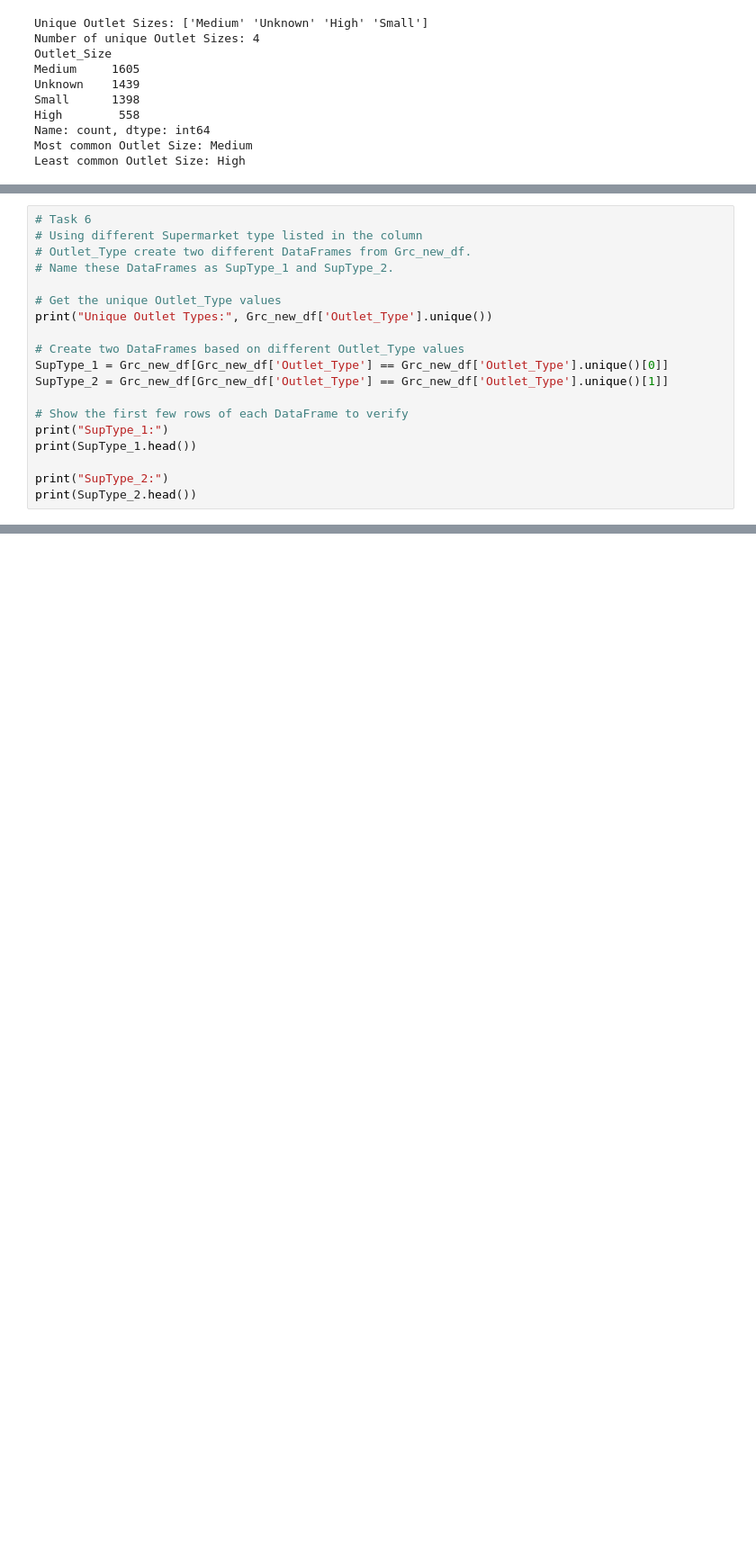
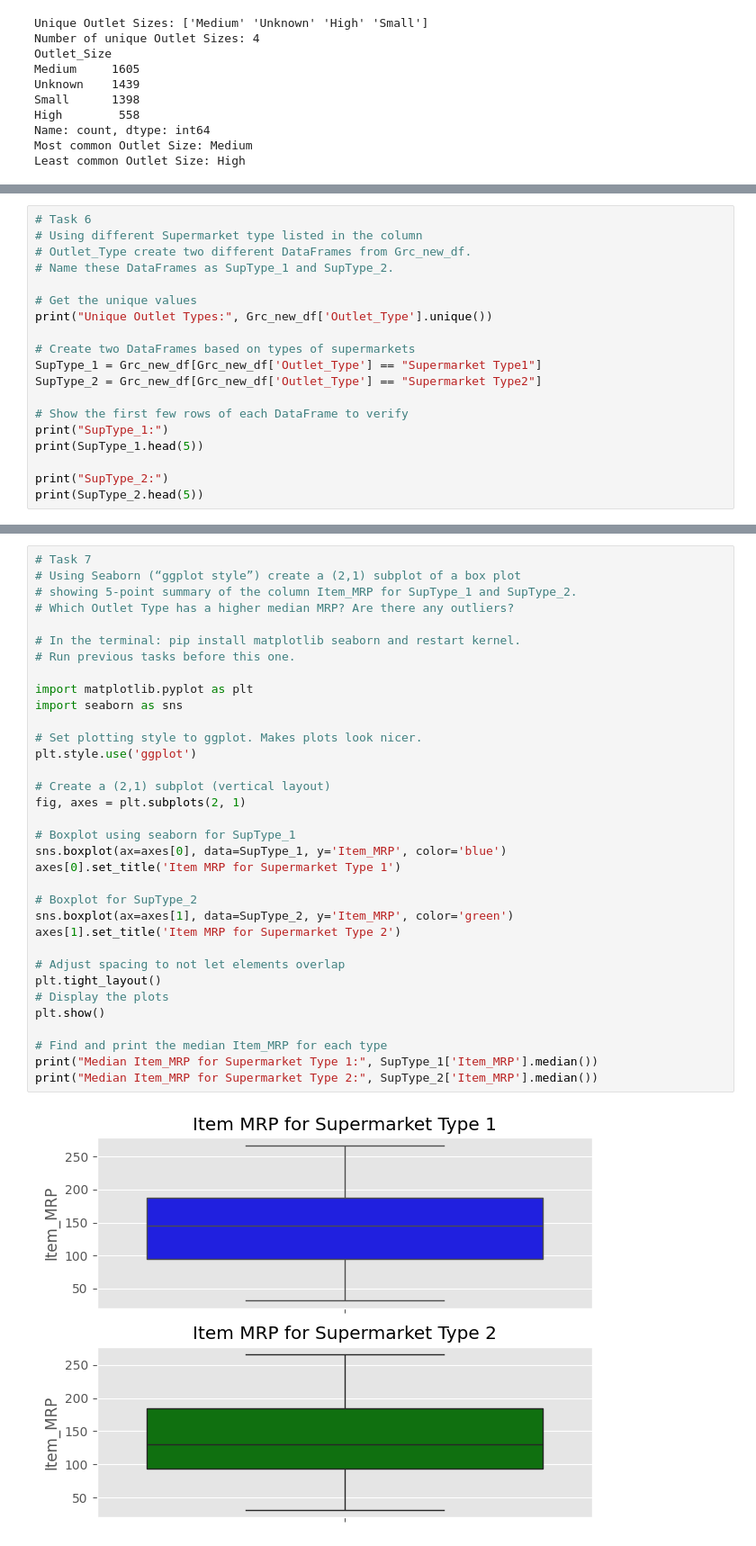
Before and after one commit to Sunniva-Sorensen/Dave3625-Host-2025, a Jupyter notebook: Oblig1/oblig1.ipynb, the cells around one changed output, grey strips where cells are left out. Shown: that part at 90% size. Cells and saved outputs as stored; diff of their text form; blank space fills up the shorter version.

Commit message:
Gjort frem til task 8

```diff
--- a/Oblig1/oblig1.ipynb
+++ b/Oblig1/oblig1.ipynb
@@ -159,16 +159,16 @@ print(Grc_new_df.head(10))
 # Outlet_Type create two different DataFrames from Grc_new_df.
 # Name these DataFrames as SupType_1 and SupType_2.
 
-# Get the unique Outlet_Type values
+# Get the unique values
 print("Unique Outlet Types:", Grc_new_df['Outlet_Type'].unique())
 
-# Create two DataFrames based on different Outlet_Type values
-SupType_1 = Grc_new_df[Grc_new_df['Outlet_Type'] == Grc_new_df['Outlet_Type'].unique()[0]]
-SupType_2 = Grc_new_df[Grc_new_df['Outlet_Type'] == Grc_new_df['Outlet_Type'].unique()[1]]
+# Create two DataFrames based on types of supermarkets
+SupType_1 = Grc_new_df[Grc_new_df['Outlet_Type'] == "Supermarket Type1"]
+SupType_2 = Grc_new_df[Grc_new_df['Outlet_Type'] == "Supermarket Type2"]
 
 # Show the first few rows of each DataFrame to verify
 print("SupType_1:")
-print(SupType_1.head())
+print(SupType_1.head(5))
 
 print("SupType_2:")
-print(SupType_2.head())
+print(SupType_2.head(5))
@@ -174,0 +193,36 @@ print(SupType_2.head())
+# %%
+# Task 7
+# Using Seaborn (“ggplot style”) create a (2,1) subplot of a box plot
+# showing 5-point summary of the column Item_MRP for SupType_1 and SupType_2.
+# Which Outlet Type has a higher median MRP? Are there any outliers?
+
+# In the terminal: pip install matplotlib seaborn and restart kernel.
+# Run previous tasks before this one.
+
+import matplotlib.pyplot as plt
+import seaborn as sns
+
+# Set plotting style to ggplot. Makes plots look nicer.
+plt.style.use('ggplot')
+
+# Create a (2,1) subplot (vertical layout)
+fig, axes = plt.subplots(2, 1)
+
+# Boxplot using seaborn for SupType_1
+sns.boxplot(ax=axes[0], data=SupType_1, y='Item_MRP', color='blue')
+axes[0].set_title('Item MRP for Supermarket Type 1')
+
+# Boxplot for SupType_2
+sns.boxplot(ax=axes[1], data=SupType_2, y='Item_MRP', color='green')
+axes[1].set_title('Item MRP for Supermarket Type 2')
+
+# Adjust spacing to not let elements overlap
+plt.tight_layout()
+# Display the plots
+plt.show()
+
+# Find and print the median Item_MRP for each type
+print("Median Item_MRP for Supermarket Type 1:", SupType_1['Item_MRP'].median())
+print("Median Item_MRP for Supermarket Type 2:", SupType_2['Item_MRP'].median())
+# %% [output]
+[figure, added]
```
Also changed, not shown: parts of 6 cells of this notebook.
